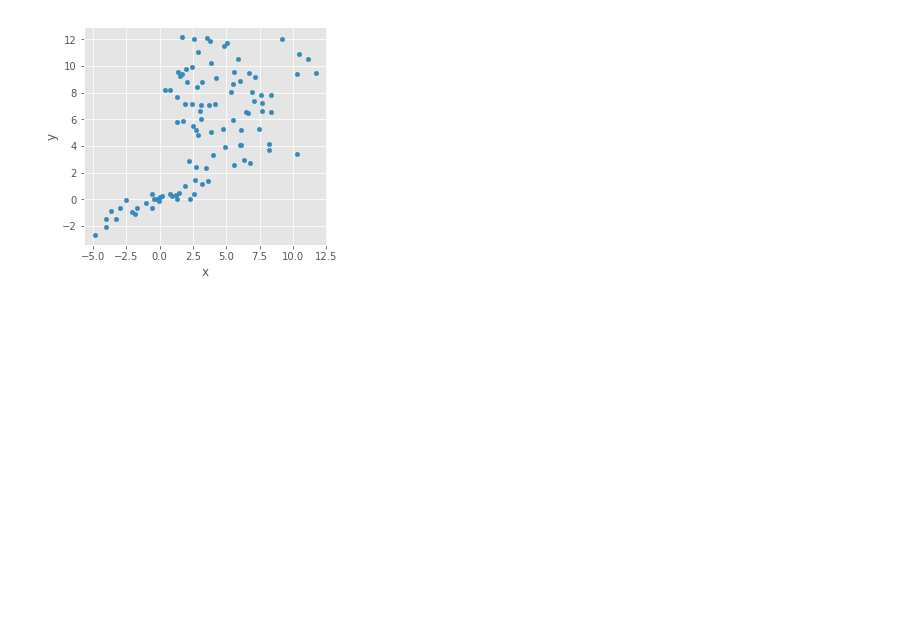
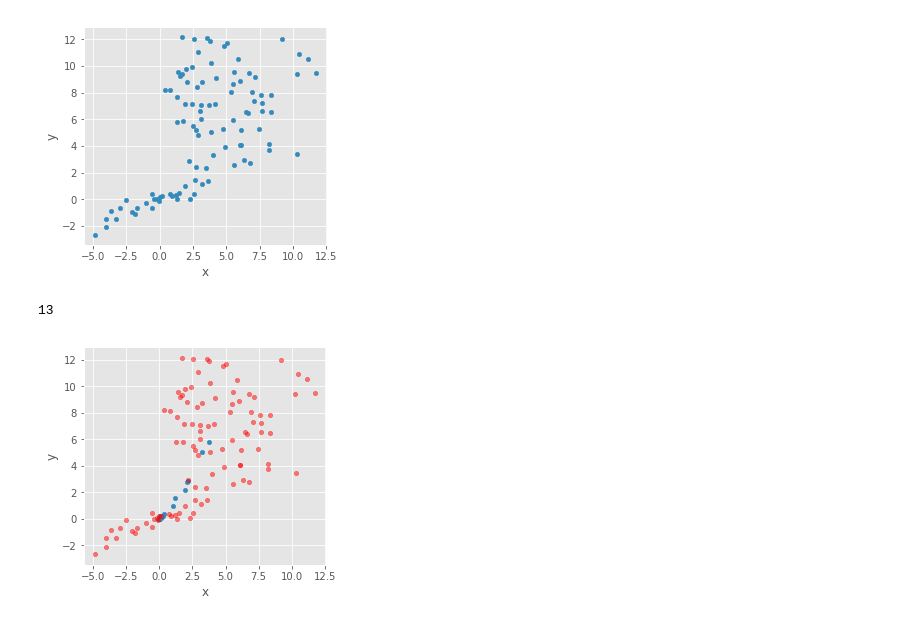
Before and after one commit to kazufusa/til, a Jupyter notebook: 20180826_Lin_2013/readme.ipynb, the cells around one changed output. Drawn from its saved outputs; the diff is of its cells as text; code cells hidden in the pictures; blank space fills up the shorter version.

```diff
--- a/20180826_Lin_2013/readme.ipynb
+++ b/20180826_Lin_2013/readme.ipynb
@@ -333,0 +385,12 @@ def init():
+# %%
+# PDF of student's t distribution
+def t_pdf(x, m, Lambda, df):
+    D = len(m)
+
+    return np.diag(
+        sp.special.gamma(D/2. + df/2.) /
+        sp.special.gamma(df/2.) *
+        np.power(np.linalg.det(Lambda), 1/2.) /
+        np.power(np.pi * df, D/2.) *
+        np.power(1 + (x-m).T@Lambda@(x-m)/df, -(D+df)/2.)
+    )
@@ -333,0 +449,49 @@ def init():
+# %%
+init()
+alpha = 1
+i=0
+k=0
+_mu_k, _beta_k, _W_k, _nu_k = eq16_2(x[:,i:i+1], rho, i, k, m_0, beta_0, nu_0, W_0)
+mu_k[k] = _mu_k
+beta_k[k] = _beta_k
+W_k[k] = _W_k
+nu_k[k] = _nu_k
+
+for i in np.arange(1, N):
+    for k in np.arange(K):
+        w = rho[0:i, k].sum()
+        rho[i, k] = eq15_1(w, D, x[:,i:i+1], mu_k[k], beta_k[k], nu_k[k], W_k[k])
+    rho[i, K] = eq15_2(alpha, D, x[:,i:i+1], m_0, beta_0, nu_0, W_0)
+    rho[i, 0:K+1] = rho[i, 0:K+1] / rho[i, 0:K+1].sum()
+
+    if rho[i, K] > 0.01:
+        for k in np.arange(K):
+            _mu_k, _beta_k, _W_k, _nu_k = eq16_1(x[:,0:i+1], rho, i, k, m_0, beta_0, nu_0, W_0)
+            mu_k[k] = _mu_k
+            beta_k[k] = _beta_k
+            W_k[k] = _W_k
+            nu_k[k] = _nu_k
+
+        _mu_k, _beta_k, _W_k, _nu_k = eq16_2(x[:,i:i+1], rho, i, K, m_0, beta_0, nu_0, W_0)
+        mu_k[K] = _mu_k
+        beta_k[K] = _beta_k
+        W_k[K] = _W_k
+        nu_k[K] = _nu_k
+
+        K = K + 1
+    else:
+        rho[i, K] = 0
+        rho[i, 0:K] = rho[i, 0:K] / rho[i, 0:K].sum()
+        for k in np.arange(K):
+            _mu_k, _beta_k, _W_k, _nu_k = eq16_1(x[:,0:i+1], rho, i, k, m_0, beta_0, nu_0, W_0)
+            mu_k[k] = _mu_k
+            beta_k[k] = _beta_k
+            W_k[k] = _W_k
+            nu_k[k] = _nu_k
+
+print(K)
+ax = pd.DataFrame(mu_k.reshape(100, 2), columns=['x','y']).plot(kind='scatter', x='x', y='y')
+X.plot(kind='scatter', x='x', y='y', ax=ax, color='red', alpha=0.5).set_aspect('equal')
+# %% [output]
+13
+[figure, added]
```
Also changed, not shown: parts of 8 cells of this notebook.
